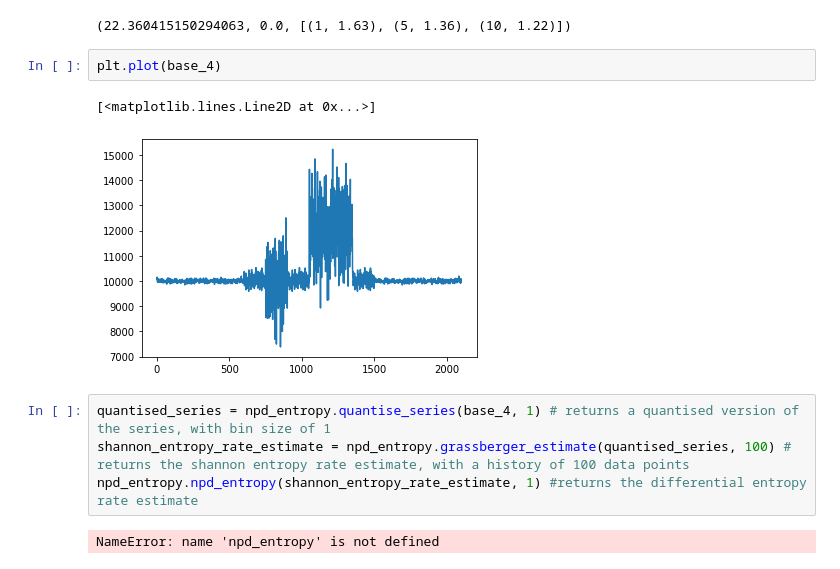
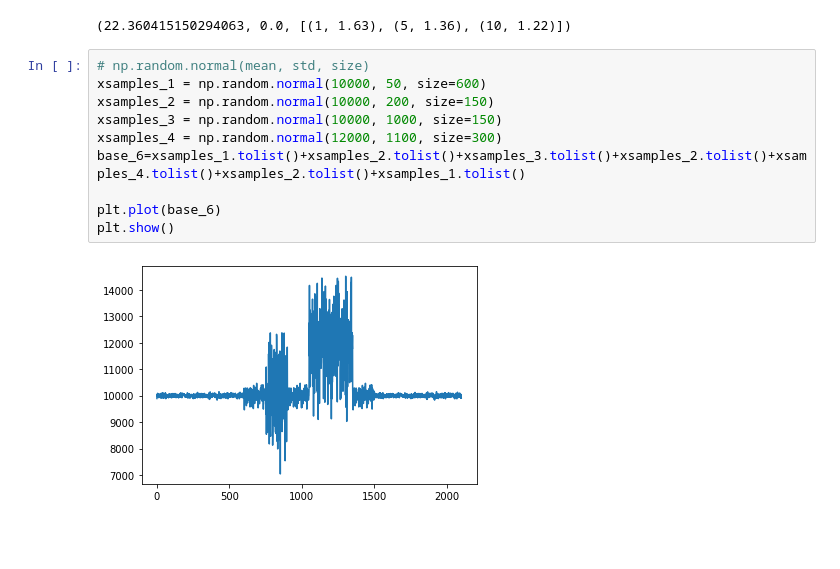
Before and after one commit to nnao45/jaist-my-jupyter, a Jupyter notebook: lab/notebook/local/test02.ipynb, the cells around one changed output. Cells and saved outputs as stored; diff of their text form; blank space fills up the shorter version.

```diff
--- a/lab/notebook/local/test02.ipynb
+++ b/lab/notebook/local/test02.ipynb
@@ -396,14 +397,15 @@ plt.plot(hurst_5)
 breaks_cusumolsresid(np.array(base_4[:500]))
 # %% [output]
 (22.360415150294063, 0.0, [(1, 1.63), (5, 1.36), (10, 1.22)])
-# %%
-plt.plot(base_4)
-# %% [output]
-[<matplotlib.lines.Line2D at 0x...>]
-[figure, removed]
-# %%
-quantised_series = npd_entropy.quantise_series(base_4, 1) # returns a quantised version of the series, with bin size of 1
-shannon_entropy_rate_estimate = npd_entropy.grassberger_estimate(quantised_series, 100) # returns the shannon entropy rate estimate, with a history of 100 data points
-npd_entropy.npd_entropy(shannon_entropy_rate_estimate, 1) #returns the differential entropy rate estimate
-# %% [output]
-NameError: name 'npd_entropy' is not defined
+# %%
+# np.random.normal(mean, std, size)
+xsamples_1 = np.random.normal(10000, 50, size=600)
+xsamples_2 = np.random.normal(10000, 200, size=150)
+xsamples_3 = np.random.normal(10000, 1000, size=150)
+xsamples_4 = np.random.normal(12000, 1100, size=300)
+base_6=xsamples_1.tolist()+xsamples_2.tolist()+xsamples_3.tolist()+xsamples_2.tolist()+xsamples_4.tolist()+xsamples_2.tolist()+xsamples_1.tolist()
+
+plt.plot(base_6)
+plt.show()
+# %% [output]
+[figure, added]
```
Also changed, not shown: parts of 7 cells of this notebook, 10 other files.
